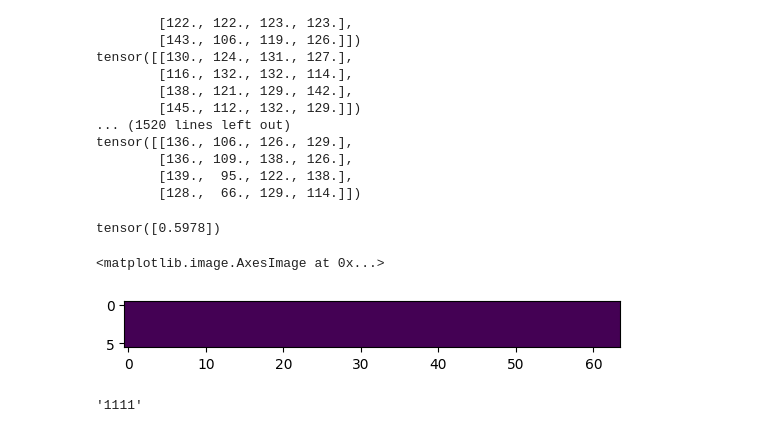
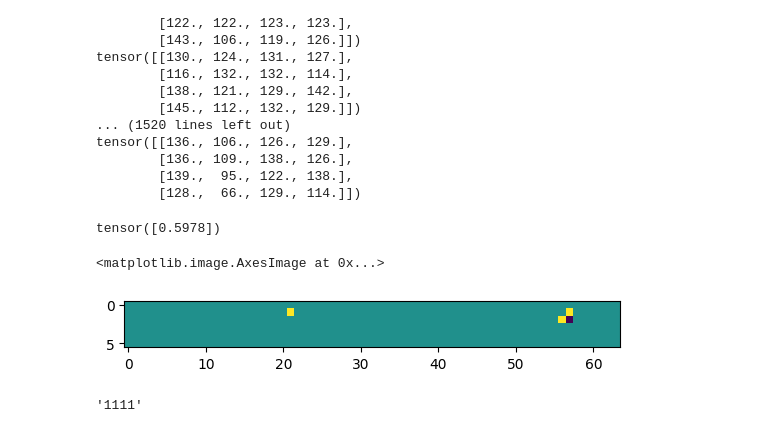
Before and after one commit to BradyWynn/chess, a Jupyter notebook: old.ipynb, the cells around one changed output. Saved outputs shown, nothing was run; the diff lists cells and outputs as text; code cells hidden in the pictures.

```diff
--- a/old.ipynb
+++ b/old.ipynb
@@ -427,13 +427,13 @@ print(b3)
 # %% [output]
 tensor([0.5978])
 # %%
-b = fen_to_bitboard("r1bqkbnr/pppppppp/B7/8/3PP3/5N2/PPP2PPP/RNBQK2R b KQk - 0 4")
-a = torch.tensor((0, 0, 0, 0, 0, 0, 0, 0, -1, -1, -1, 0, 0, -1, -1, -1, 0, 0, 0, 0, 0, 0, 0, 0, 0, 0, 0, -1, -1, 0, 0, 0, 0, 0, 0, 0, 0, 0, 0, 0, 0, 0, 0, 0, 0, 0, 0, 0, 1, 1, 1, 1, 1, 1, 1, 1, 0, 0, 0, 0, 0, 0, 0, 0, 0, -1, 0, 0, 0, 0, 0, 0, 0, 0, 0, 0, 0, 0, 0, 0, 0, 0, 0, 0, 0, -1, 0, 0, 0, 0, 0, 0, 0, 0, 0, 0, 0, 0, 0, 0, 0, 0, 0, 0, 0, 0, 0, 0, 0, 0, 0, 0, 0, 0, 0, 0, 0, 0, 0, 0, 0, 0, 0, 0, 0, 0, 1, 0, -1, 0, 0, 0, 0, 0, 0, -1, 0, 0, 0, 0, 0, 0, 0, 0, 0, 0, 0, 0, 0, 0, 0, 0, 0, 0, 0, 0, 0, 0, 0, 0, 0, 0, 0, 0, 0, 0, 0, 0, 0, 0, 0, 0, 0, 0,
-0, 0, 0, 0, 0, 0, 0, 0, 0, 0, 1, 0, 0, 0, 0, 0, 0, 1, 0, 0, -1, 0, 0, 0, 0, 0, 0, 0, 0, 0, 0, 0, 0, 0, 0, 0, 0, 0, 0, 0, 0, 0, 0, 0, 0, 0, 0, 0, 0, 0, 0, 0, 0, 0, 0, 0, 0, 0, -1, 0, 0, 0, 0, 0, 0, 0, 0, 0, 0, 0, 0, 0, 0, 0, 0, 0, 1, 0, 0, 1, 0, 0, 0, 0, 0, -1, 0, 0, 0, 0, 0, 0, 0, 0, 0, 0, 0, 0, 0, 0, 0, 0, 0, 0, 0, 0, 0, 0, 0, 0, 0, 0, 0, 0, 0, 0, 0, 0, 0, 0, 0, 0, 0, 0, 0, 0, 0, 0, 0, 0, 0, 0, 0, 0, 0, 0, 0, 0, 0, 0, 0, 1, 0, 0, 0, 0, 0, 0, 0, 0, -1, 0, 0, 0, 0, 0, 0, 0, 0, 0, 0, 0, 0, 0, 0, 0, 0, 0, 0, 0, 0, 0, 0, 0, 0, 0, 0, 0, 0, 0, 0, 0, 0, 0, 0, 0, 0, 0, 0, 0, 0, 0, 0, 0, 0, 0, 0, 0, 0, 0, 0, 0, 0, 0, 0, 0, 1, 0, 0, 0,))
+b = fen_to_bitboard("1rbqkbnr/pppppppp/n7/4N3/8/8/PPPPPPPP/RNBQKB1R w KQk - 4 3")
+a = torch.tensor((0, 0, 0, 0, 0, 0, 0, 0, 1, 1, 1, 1, 1, 1, 1, 1, 0, 0, 0, 0, 0, 0, 0, 0, 0, 0, 0, 0, 0, 0, 0, 0, 0, 0, 0, 0, 0, 0, 0, 0, 0, 0, 0, 0, 0, 0, 0, 0, -1, -1, -1, -1, -1, -1, -1, -1, 0, 0, 0, 0, 0, 0, 0, 0, 0, 1, 0, 0, 0, 0, 0, 0, 0, 0, 0, 0, 0, 0, 0, 0, 0, 0, 0, 0, 0, -1, 0, 0, 0, 0, 0, 0, 0, 0, 0, 0, 0, 0, 0, 0, 1, 0, 0, 0, -1, 0, 0, 0, 0, 0, 0, 0, 0, 0, 0, 0, 0, 0, 0, 0, 0, -1, 0, 0, 0, 0, -1, 0, 1, 0, 0, 0, 0, 0, 0, 1, 0, 0, 0, 0, 0, 0, 0, 0, 0, 0, 0, 0, 0, 0, 0, 0, 0, 0, 0, 0, 0, 0, 0, 0, 0, 0, 0, 0, 0, 0, 0, 0, 0, 0, 0, 0, 0, 0,
+0, 0, 0, 0, 0, 0, 0, 0, 0, 0, -1, 0, 0, 0, 0, 0, 0, -1, 0, 0, 1, 0, 0, 1, 0, 0, 0, 0, 0, 0, 0, 0, 0, 0, 0, 0, 0, 0, 0, 0, 0, 0, 0, 0, 0, 0, 0, 0, 0, 0, 0, 0, 0, 0, 0, 0, 0, 0, 0, 0, 0, 0, 0, 0, 0, 0, 0, 0, 0, 0, 0, 0, 0, 0, 0, 0, -1, 0, 0, -1, 0, 0, 0, 0, 0, 1, 0, 0, 0, 0, 0, 0, 0, 0, 0, 0, 0, 0, 0, 0, 0, 0, 0, 0, 0, 0, 0, 0, 0, 0, 0, 0, 0, 0, 0, 0, 0, 0, 0, 0, 0, 0, 0, 0, 0, 0, 0, 0, 0, 0, 0, 0, 0, 0, 0, 0, 0, 0, 0, 0, 0, -1, 0, 0, 0, 0, 0, 0, 0, 0, 1, 0, 0, 0, 0, 0, 0, 0, 0, 0, 0, 0, 0, 0, 0, 0, 0, 0, 0, 0, 0, 0, 0, 0, 0, 0, 0, 0, 0, 0, 0, 0, 0, 0, 0, 0, 0, 0, 0, 0, 0, 0, 0, 0, 0, 0, 0, 0, 0, 0, 0, 0, 0, 0, 0, 0, -1, 0, 0, 0, ))
 plt.imshow(b.view(6, -1) - a.view(6, -1))
 # %% [output]
 <matplotlib.image.AxesImage at 0x...>
-[figure, old version]
+[figure, new version]
 # %%
 '{0:04b}'.format(15)
 # %% [output]
```
Also changed, not shown: parts of 3 cells of this notebook, 18 other files.
